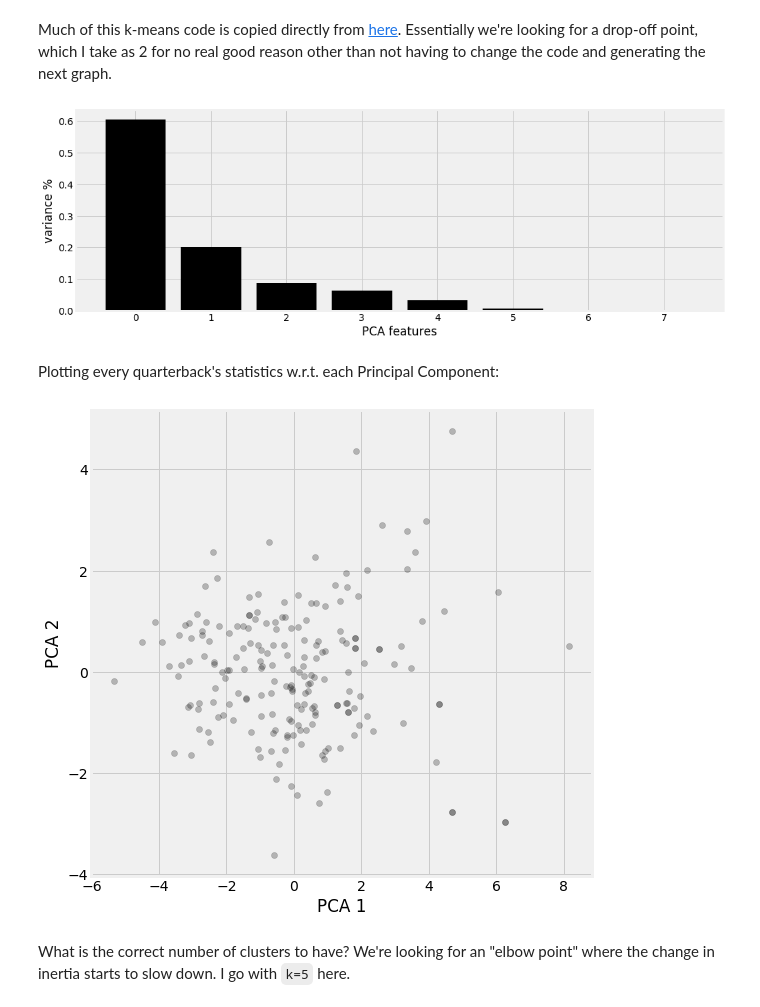
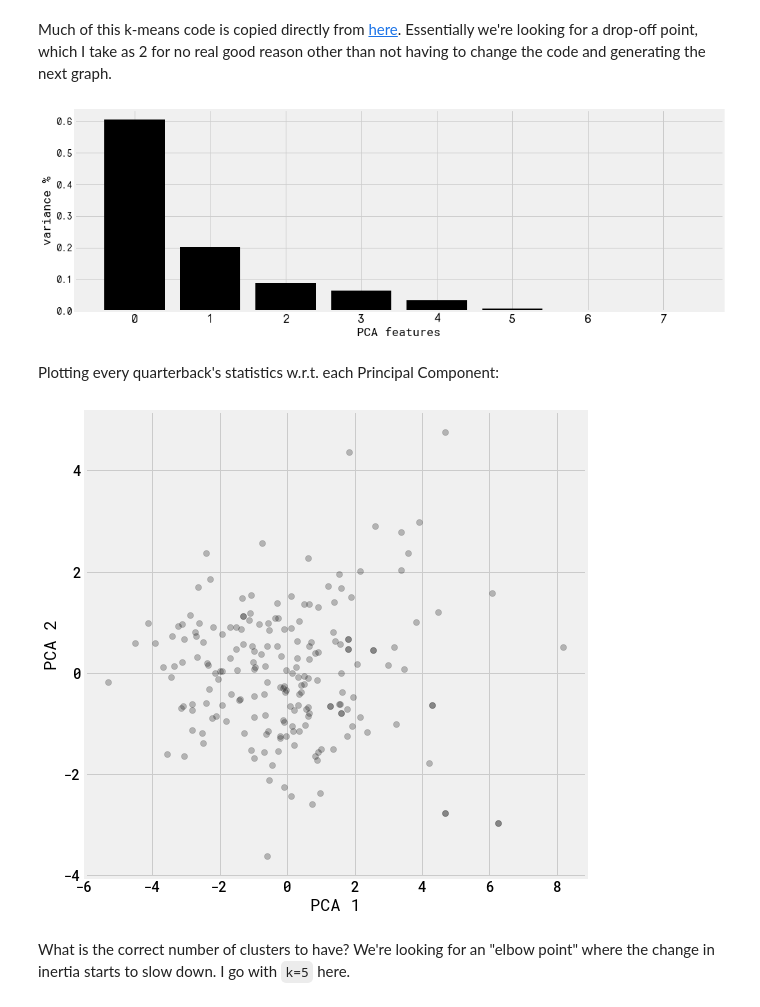
Before and after one commit to infinitempg/play_by_play, a Jupyter notebook: testPCA.ipynb, the cells around one changed output. Saved outputs shown, nothing was run; the diff lists cells and outputs as text; code cells hidden in the pictures.

```diff
--- a/testPCA.ipynb
+++ b/testPCA.ipynb
@@ -40,22 +40,26 @@ Much of this k-means code is copied directly from [here](https://medium.com/@dmi
 # %%
 # Standardize the data to have a mean of ~0 and a variance of 1
 X_std = StandardScaler().fit_transform(df)
 
 # Create a PCA instance: pca
 pca = PCA(n_components=len(df.columns))
 principalComponents = pca.fit_transform(X_std)
 
 # Plot the explained variances
 features = range(pca.n_components_)
 plt.style.use('fivethirtyeight')
 plt.figure(figsize=(15,5),facecolor='w')
+plt.rcParams['font.family'] = 'Roboto Mono'
+plt.rcParams['font.weight'] = 'medium'
+plt.xticks(fontname = 'NovaMono',weight='medium',size=18)
+plt.yticks(fontname = 'NovaMono',weight='medium')
 plt.bar(features, pca.explained_variance_ratio_, color='black')
 plt.xlabel('PCA features')
 plt.ylabel('variance %')
 plt.xticks(features)
 plt.show()
 # %% [output]
-[figure, old version]
+[figure, new version]
 # %% [markdown]
 Plotting every quarterback's statistics w.r.t. each Principal Component:
 # %%
@@ -67,7 +71,7 @@ plt.xlabel('PCA 1')
 plt.ylabel('PCA 2')
 plt.show()
 # %% [output]
-[figure, old version]
+[figure, new version]
 # %% [markdown]
 What is the correct number of clusters to have? We're looking for an "elbow point" where the change in inertia starts to slow down. I go with `k=5` here.
 # %%
```
Also changed, not shown: parts of 3 cells of this notebook.
